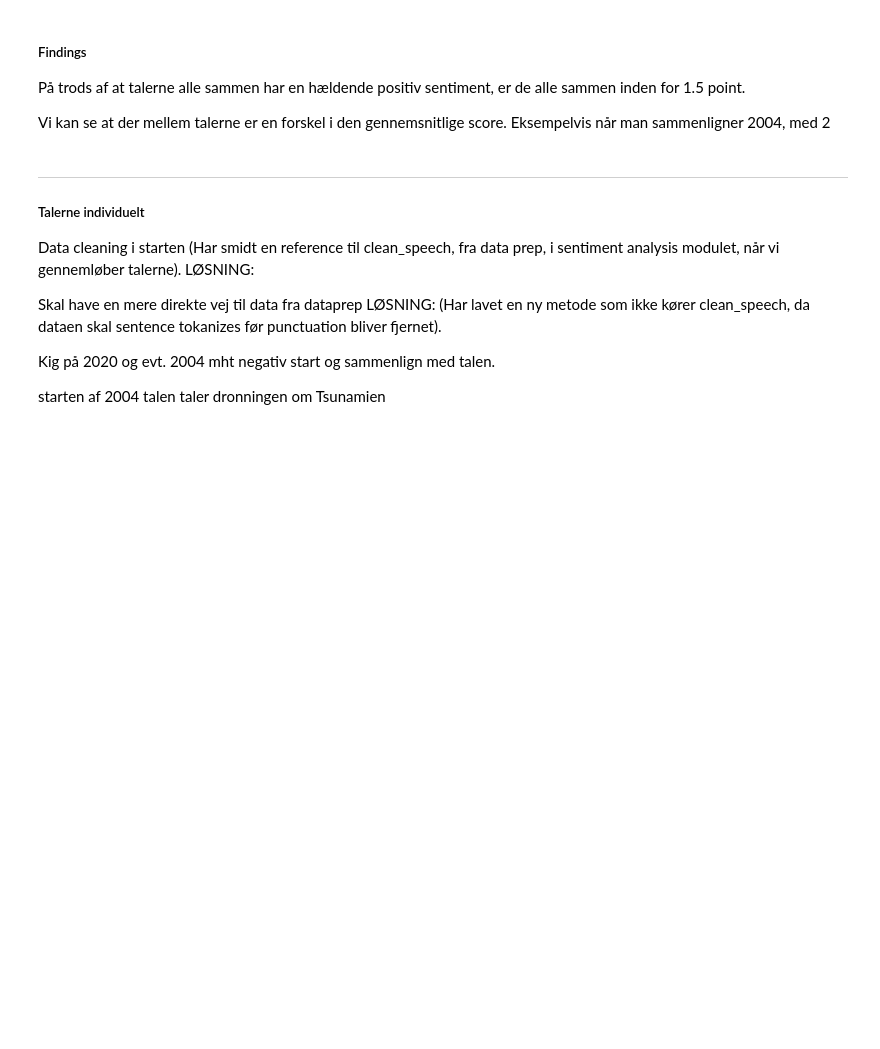
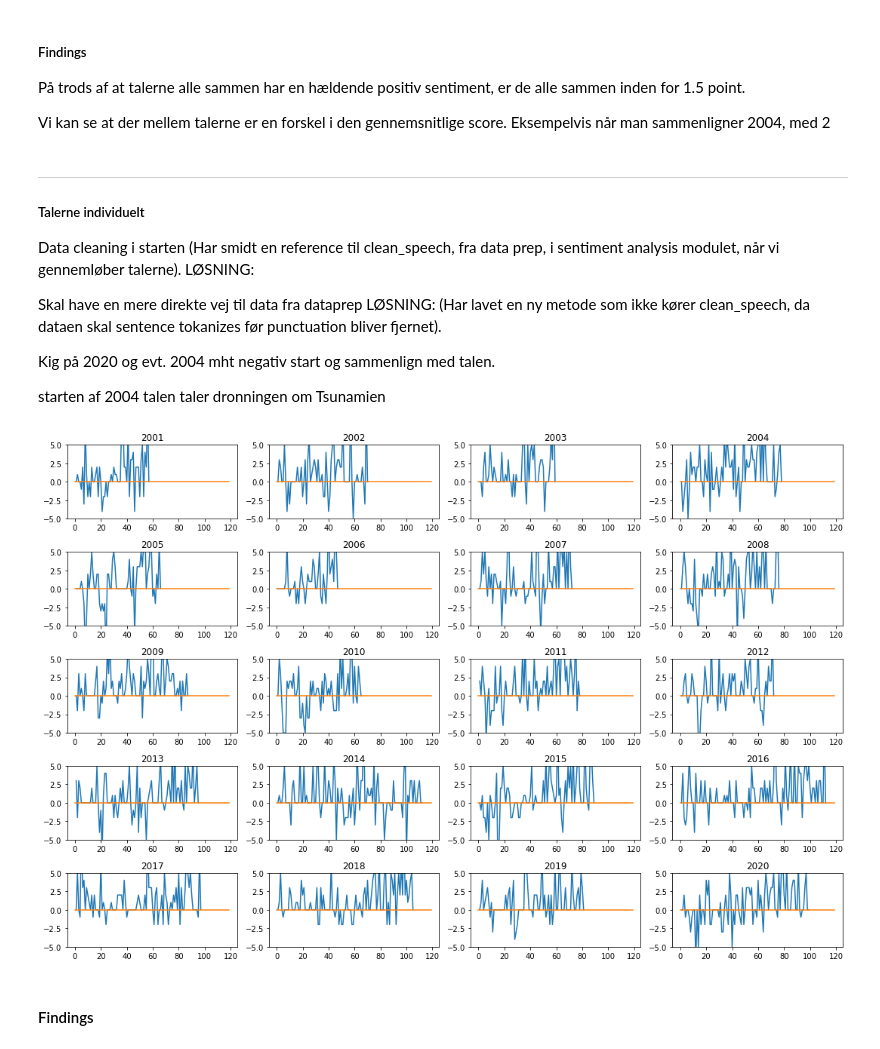
Before and after one commit to CPHB-JKSS/python_exam_g6_2021, a Jupyter notebook: presentation.ipynb, the cells around one changed output. Cells and saved outputs as stored; diff of their text form; code cells hidden in the pictures; blank space fills up the shorter version.

```diff
--- a/presentation.ipynb
+++ b/presentation.ipynb
@@ -343,19 +397,23 @@ starten af 2004 talen taler dronningen om Tsunamien
 # %%
 import matplotlib.pyplot as plt
 import numpy as np
 
 #talernes sentiement udvikling, sætning for sætning:
 fig, ax2 = plt.subplots(figsize=(15,10))
 for index, speech in enumerate(value_dicts):
     keys = list(speech.keys())
     values = list(speech.values())
     keys.pop(-1)
     values.pop(-1)
 
     plt.subplot(5, 4, index+1)
     plt.plot(keys, values)
-    plt.plot(np.arange(0,100), np.zeros(100))
+    plt.plot(np.arange(0,120), np.zeros(120))
     plt.title(list(graded_dict.keys())[index])
     plt.ylim(ymin=-5, ymax=5)
 
 fig.tight_layout()
+# %% [output]
+[figure, added]
+# %% [markdown]
+#### Findings
```
Also changed, not shown: parts of 5 cells of this notebook, 4 other files.
